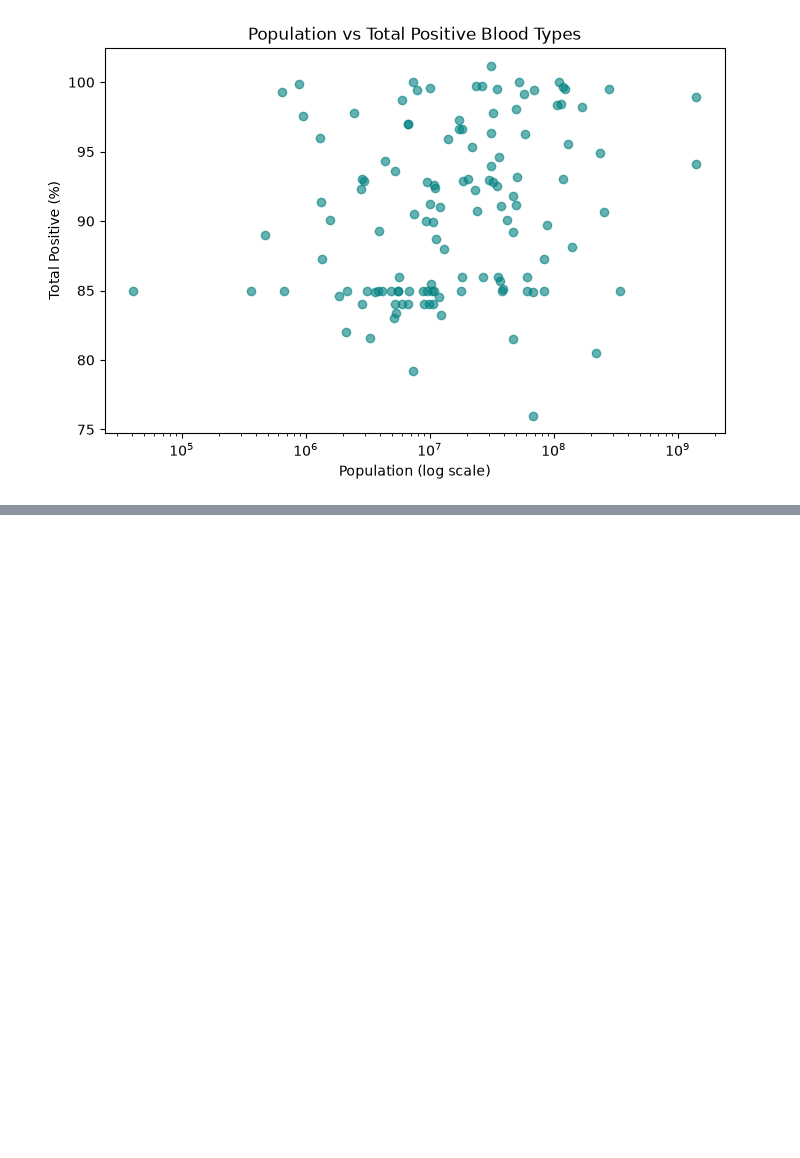
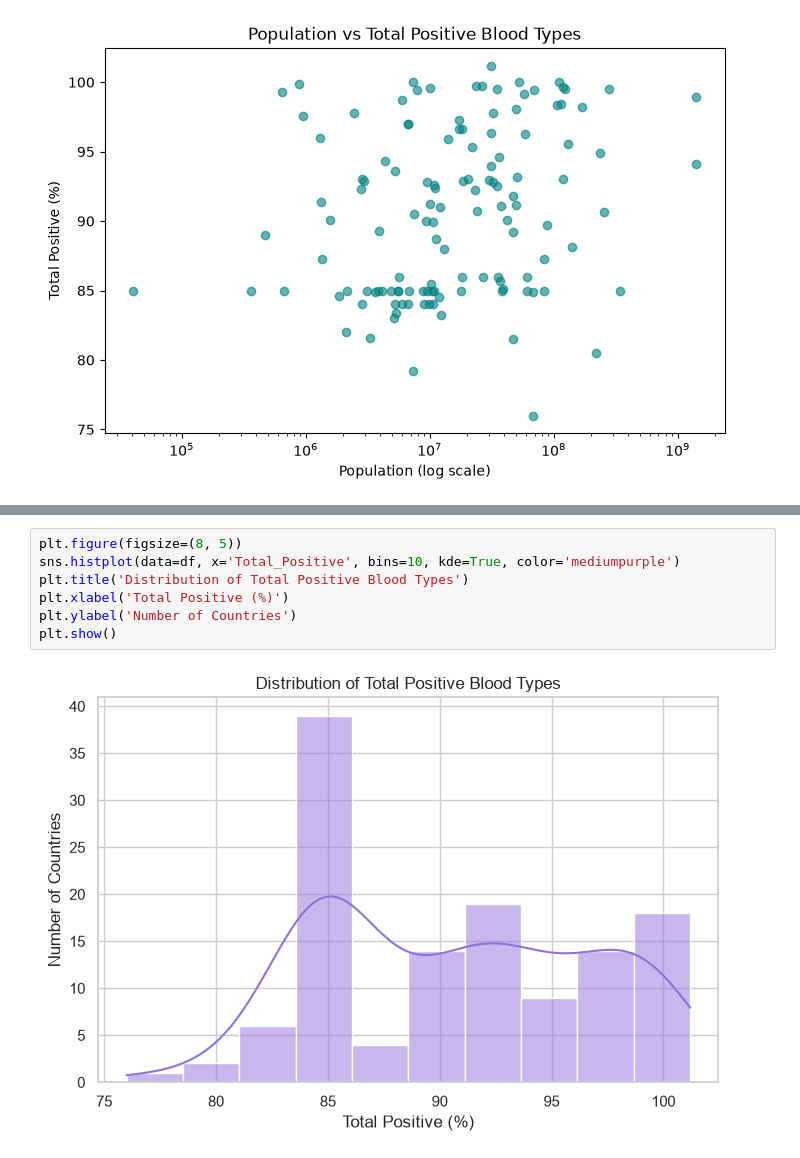
Before and after one commit to bibhutishrestha00/blood-type-pandas-analysis, a Jupyter notebook: blood_type_cleaned.ipynb, the cells around one changed output, grey strips where cells are left out. Drawn from its saved outputs; the diff is of its cells as text; blank space fills up the shorter version.

```diff
--- a/blood_type_cleaned.ipynb
+++ b/blood_type_cleaned.ipynb
@@ -419,0 +453,9 @@ plt.show()
+# %%
+plt.figure(figsize=(8, 5))
+sns.histplot(data=df, x='Total_Positive', bins=10, kde=True, color='mediumpurple')
+plt.title('Distribution of Total Positive Blood Types')
+plt.xlabel('Total Positive (%)')
+plt.ylabel('Number of Countries')
+plt.show()
+# %% [output]
+[figure, added]
```
Also changed, not shown: parts of 5 cells of this notebook.
